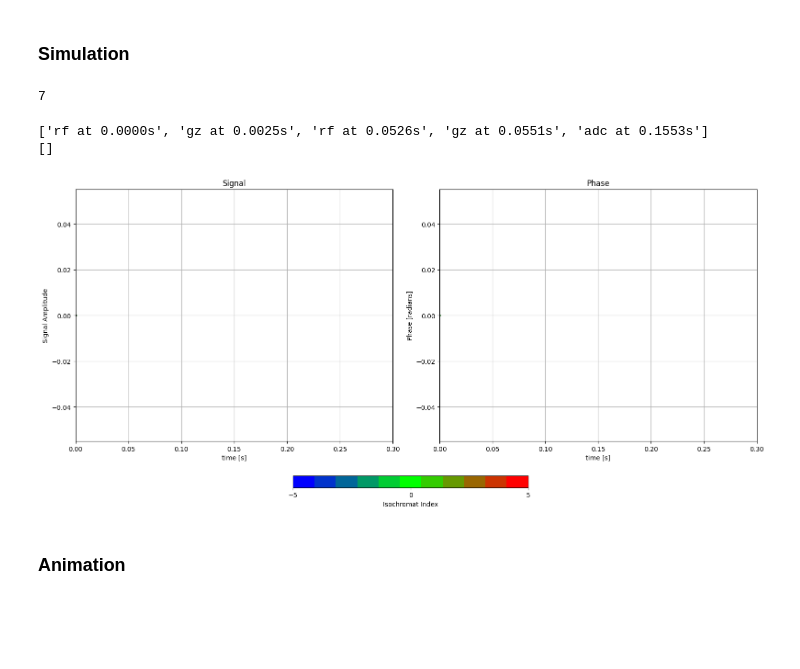
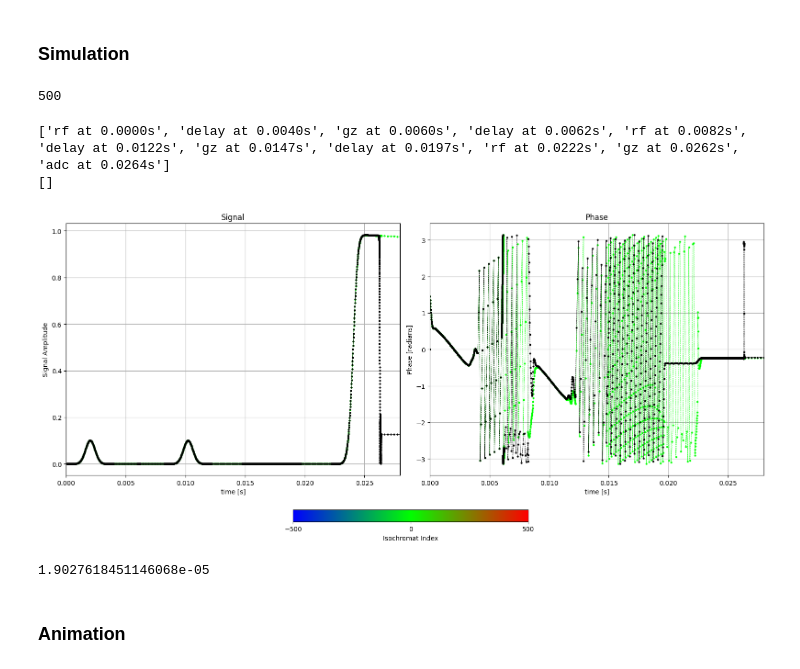
Before and after one commit to dantona02/optim, a Jupyter notebook: testing.ipynb, the cells around one changed output. Saved outputs shown, nothing was run; the diff lists cells and outputs as text; code cells hidden in the pictures; blank space fills up the shorter version.

```diff
--- a/testing.ipynb
+++ b/testing.ipynb
@@ -7,11 +7,12 @@ import matplotlib.pyplot as plt
 # %%
 low = -20e-6
 high = 20e-6
-n_iso = 10
+n_iso = 1000
 mean = (low + high) / 2
 std_dev = (high - low) / 6
 
-z_pos = np.random.normal(loc=mean, scale=std_dev, size=n_iso)
+# z_pos = np.random.normal(loc=mean, scale=std_dev, size=n_iso)
+z_pos = np.linspace(low, high, n_iso)
 z_pos = np.append(z_pos, 0)
 z_pos = np.clip(z_pos, low, high)
 z_pos = np.sort(z_pos)
@@ -20,16 +21,16 @@ z_pos = np.sort(z_pos)
 
 np.where(z_pos == 0)[0][0]
 # %% [output]
-7
+500
 # %%
-seq_path_gauss = 'seq_lib/normal_SE.seq'
+seq_path_gauss = 'seq_lib/1_ETM.seq'
 config_path = 'sim_lib/config_1pool.yaml'
 
-adc_time = .2
+adc_time = 80e-3
 retun_zmag = False
 show_plot = False
 write_all_mag = True
-webhook = True
+webhook = False
 plt_range = [0, 4]
 iso_select = [-5,0,5]
 # %%
@@ -44,19 +45,23 @@ sim = simulate(config_file=config_path,
                    webhook=webhook,
                    plt_range=plt_range)  # simulation mac
 # %% [output]
-['rf at 0.0000s', 'gz at 0.0025s', 'rf at 0.0526s', 'gz at 0.0551s', 'adc at 0.1553s']
+['rf at 0.0000s', 'delay at 0.0040s', 'gz at 0.0060s', 'delay at 0.0062s', 'rf at 0.0082s', 'delay at 0.0122s', 'gz at 0.0147s', 'delay at 0.0197s', 'rf at 0.0222s', 'gz at 0.0262s', 'adc at 0.0264s']
 []
 # %%
 from bmc.utils.eval import plot_sim
 time, m_z, m_z_total, m_c, m_c_total = sim.get_mag()
 
-iso_select = [-400, 0, 400]
-plt_range = [0.0, .3]
+iso_select = [0]
+plt_range = [0.0, 0.028]
 
 # _ = plot_sim(m_out=[m_z, m_z_total], time=time, plt_range=plt_range, iso_select=iso_select)
 _ = plot_sim(m_out=[m_c, m_c_total], time=time, plt_range=plt_range, iso_select=iso_select)
+
+m_trans_plus = np.abs(m_c_total)
+m_trans_plus[600]
 # %% [output]
-[figure, old version]
+[figure, new version]
+1.9027618451146068e-05
 # %% [markdown]
 ### Animation
 # %%
```
Also changed, not shown: parts of 2 cells of this notebook, 9 other files.
